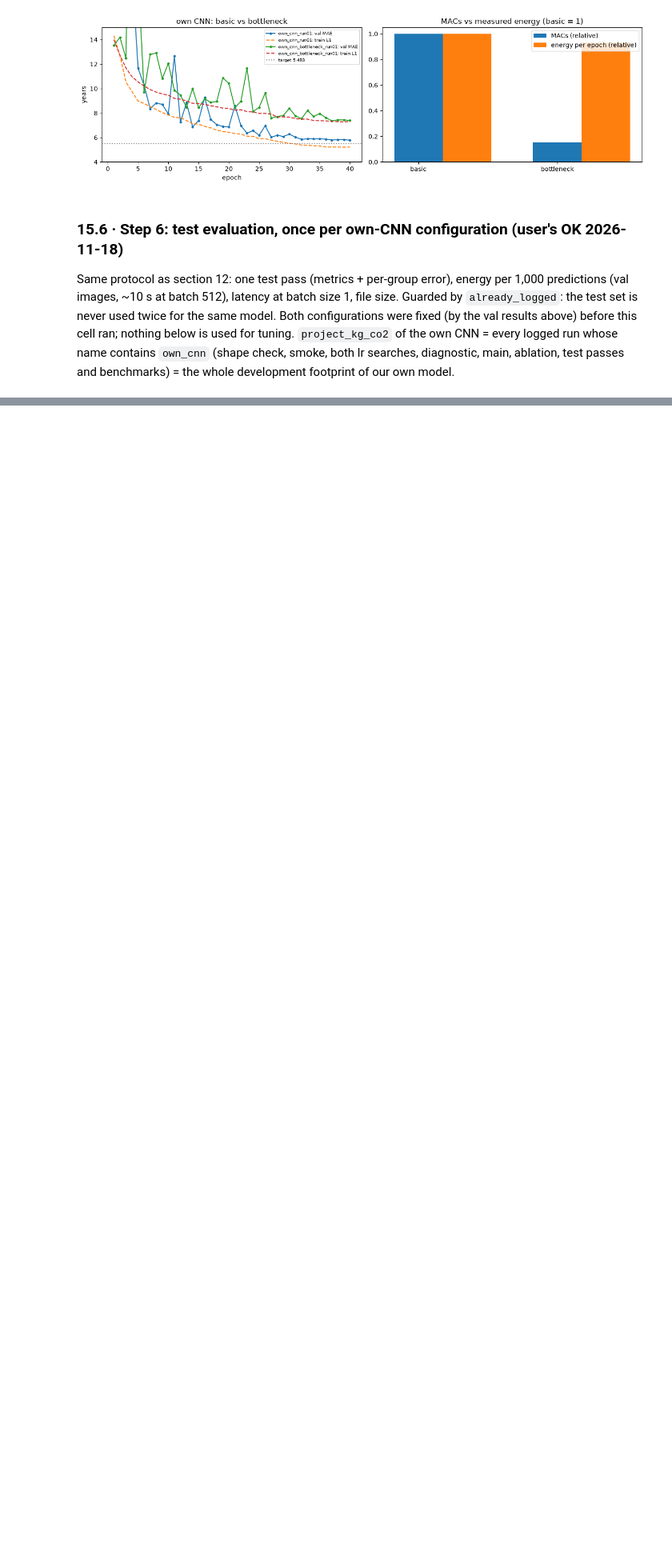
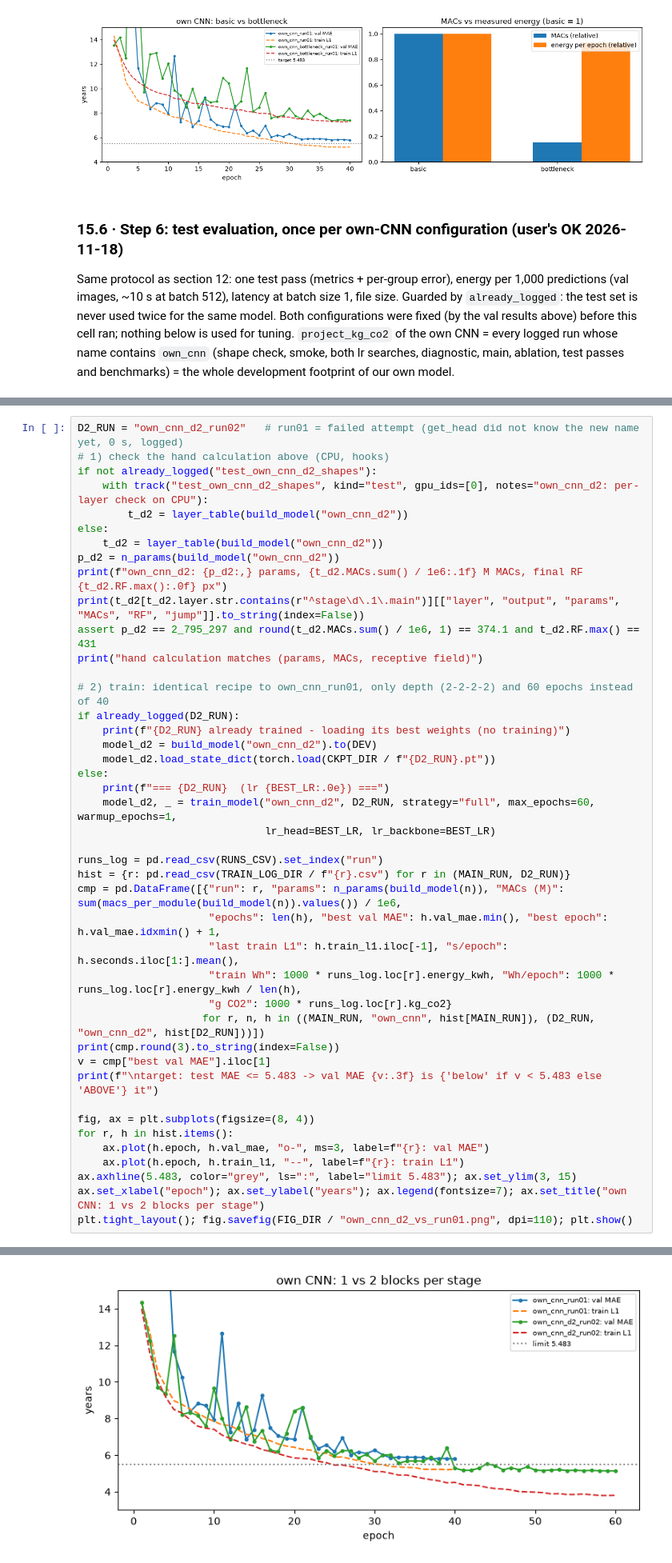
Before and after one commit to fouad1233/CSE655_Deep_Learning_Project, a Jupyter notebook: src/02_pipeline.ipynb, the cells around one changed output, grey strips where cells are left out. Shown at 80% size. Drawn from its saved outputs; the diff is of its cells as text; blank space fills up the shorter version.

```diff
--- a/src/02_pipeline.ipynb
+++ b/src/02_pipeline.ipynb
@@ -2135,0 +2168,44 @@ acceptable if test MAE <= 1.15 x 4.768 = 5.483 and <= 0.6 x 15.400 = 9.240
+# %%
+D2_RUN = "own_cnn_d2_run02"   # run01 = failed attempt (get_head did not know the new name yet, 0 s, logged)
+# 1) check the hand calculation above (CPU, hooks)
+if not already_logged("test_own_cnn_d2_shapes"):
+    with track("test_own_cnn_d2_shapes", kind="test", gpu_ids=[0], notes="own_cnn_d2: per-layer check on CPU"):
+        t_d2 = layer_table(build_model("own_cnn_d2"))
+else:
+    t_d2 = layer_table(build_model("own_cnn_d2"))
+p_d2 = n_params(build_model("own_cnn_d2"))
+print(f"own_cnn_d2: {p_d2:,} params, {t_d2.MACs.sum() / 1e6:.1f} M MACs, final RF {t_d2.RF.max():.0f} px")
+print(t_d2[t_d2.layer.str.contains(r"^stage\d\.1\.main")][["layer", "output", "params", "MACs", "RF", "jump"]].to_string(index=False))
+assert p_d2 == 2_795_297 and round(t_d2.MACs.sum() / 1e6, 1) == 374.1 and t_d2.RF.max() == 431
+print("hand calculation matches (params, MACs, receptive field)")
+
+# 2) train: identical recipe to own_cnn_run01, only depth (2-2-2-2) and 60 epochs instead of 40
+if already_logged(D2_RUN):
+    print(f"{D2_RUN} already trained - loading its best weights (no training)")
+    model_d2 = build_model("own_cnn_d2").to(DEV)
+    model_d2.load_state_dict(torch.load(CKPT_DIR / f"{D2_RUN}.pt"))
+else:
+    print(f"=== {D2_RUN}  (lr {BEST_LR:.0e}) ===")
+    model_d2, _ = train_model("own_cnn_d2", D2_RUN, strategy="full", max_epochs=60, warmup_epochs=1,
+                              lr_head=BEST_LR, lr_backbone=BEST_LR)
+
+runs_log = pd.read_csv(RUNS_CSV).set_index("run")
+hist = {r: pd.read_csv(TRAIN_LOG_DIR / f"{r}.csv") for r in (MAIN_RUN, D2_RUN)}
+cmp = pd.DataFrame([{"run": r, "params": n_params(build_model(n)), "MACs (M)": sum(macs_per_module(build_model(n)).values()) / 1e6,
+                     "epochs": len(h), "best val MAE": h.val_mae.min(), "best epoch": h.val_mae.idxmin() + 1,
+                     "last train L1": h.train_l1.iloc[-1], "s/epoch": h.seconds.iloc[1:].mean(),
+                     "train Wh": 1000 * runs_log.loc[r].energy_kwh, "Wh/epoch": 1000 * runs_log.loc[r].energy_kwh / len(h),
+                     "g CO2": 1000 * runs_log.loc[r].kg_co2}
+                    for r, n, h in ((MAIN_RUN, "own_cnn", hist[MAIN_RUN]), (D2_RUN, "own_cnn_d2", hist[D2_RUN]))])
+print(cmp.round(3).to_string(index=False))
+v = cmp["best val MAE"].iloc[1]
+print(f"\ntarget: test MAE <= 5.483 -> val MAE {v:.3f} is {'below' if v < 5.483 else 'ABOVE'} it")
+
+fig, ax = plt.subplots(figsize=(8, 4))
+for r, h in hist.items():
+    ax.plot(h.epoch, h.val_mae, "o-", ms=3, label=f"{r}: val MAE")
+    ax.plot(h.epoch, h.train_l1, "--", label=f"{r}: train L1")
+ax.axhline(5.483, color="grey", ls=":", label="limit 5.483"); ax.set_ylim(3, 15)
+ax.set_xlabel("epoch"); ax.set_ylabel("years"); ax.legend(fontsize=7); ax.set_title("own CNN: 1 vs 2 blocks per stage")
+plt.tight_layout(); fig.savefig(FIG_DIR / "own_cnn_d2_vs_run01.png", dpi=110); plt.show()
+# %% [output]
@@ -2135,0 +2229 @@ acceptable if test MAE <= 1.15 x 4.768 = 5.483 and <= 0.6 x 15.400 = 9.240
+[figure, added]
```
Also changed, not shown: parts of 8 cells of this notebook, 12 other files.
